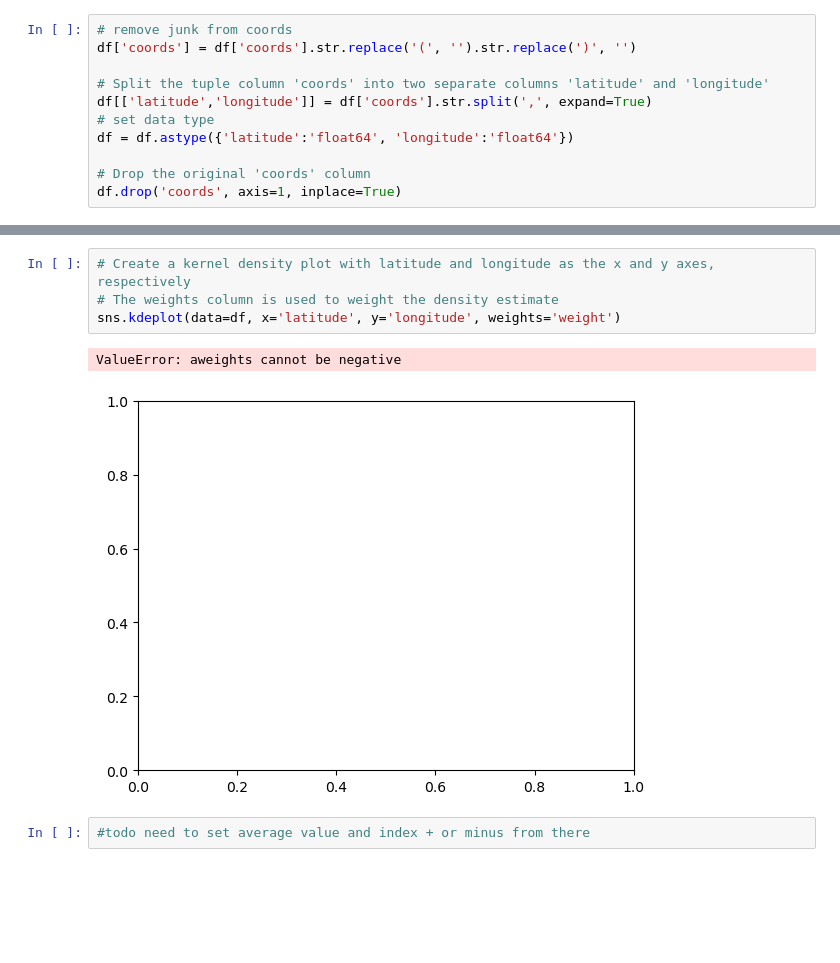
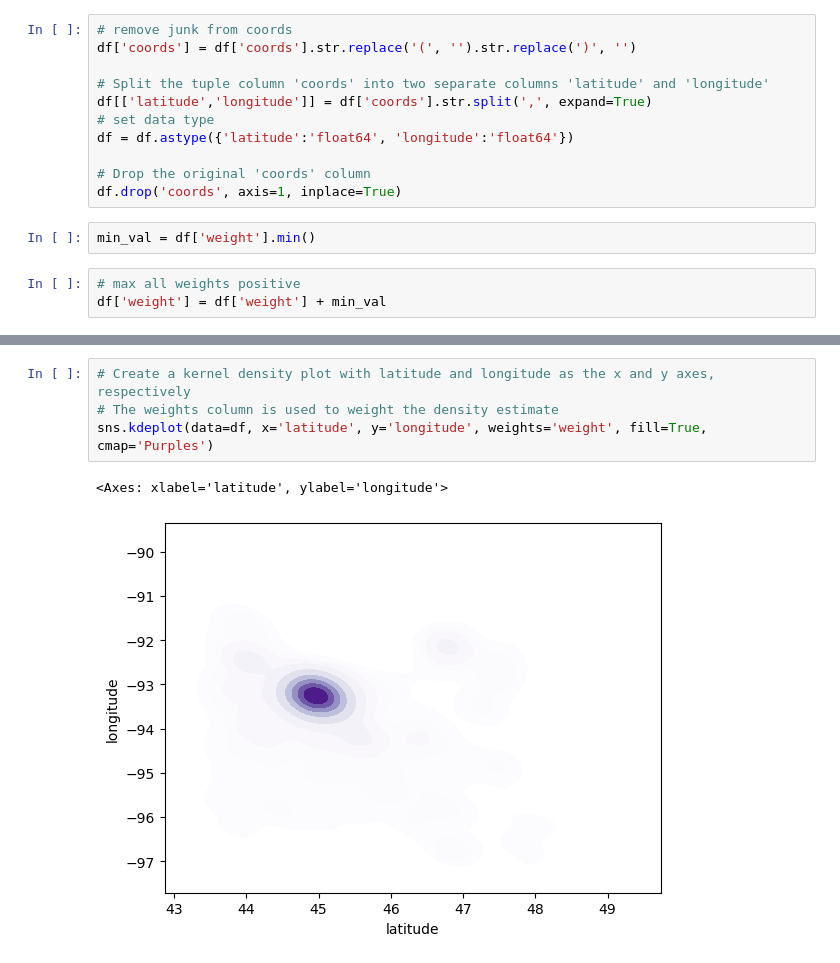
Before and after one commit to dreyco676/mn_childcare, a Jupyter notebook: kde.ipynb, the cells around one changed output, grey strips where cells are left out. Cells and saved outputs as stored; diff of their text form; blank space fills up the shorter version.

```diff
--- a/kde.ipynb
+++ b/kde.ipynb
@@ -23,3 +23,8 @@ df = df.astype({'latitude':'float64', 'longitude':'float64'})
 
 # Drop the original 'coords' column
 df.drop('coords', axis=1, inplace=True)
+# %%
+min_val = df['weight'].min()
+# %%
+# max all weights positive
+df['weight'] = df['weight'] + min_val
@@ -26,9 +43,7 @@ df.drop('coords', axis=1, inplace=True)
 # %%
 # Create a kernel density plot with latitude and longitude as the x and y axes, respectively
 # The weights column is used to weight the density estimate
-sns.kdeplot(data=df, x='latitude', y='longitude', weights='weight')
+sns.kdeplot(data=df, x='latitude', y='longitude', weights='weight', fill=True, cmap='Purples')
 # %% [output]
-ValueError: aweights cannot be negative
+<Axes: xlabel='latitude', ylabel='longitude'>
-[figure, old version]
+[figure, new version]
-# %%
-#todo need to set average value and index + or minus from there
```
Also changed, not shown: parts of 7 cells of this notebook, 53 other files.
